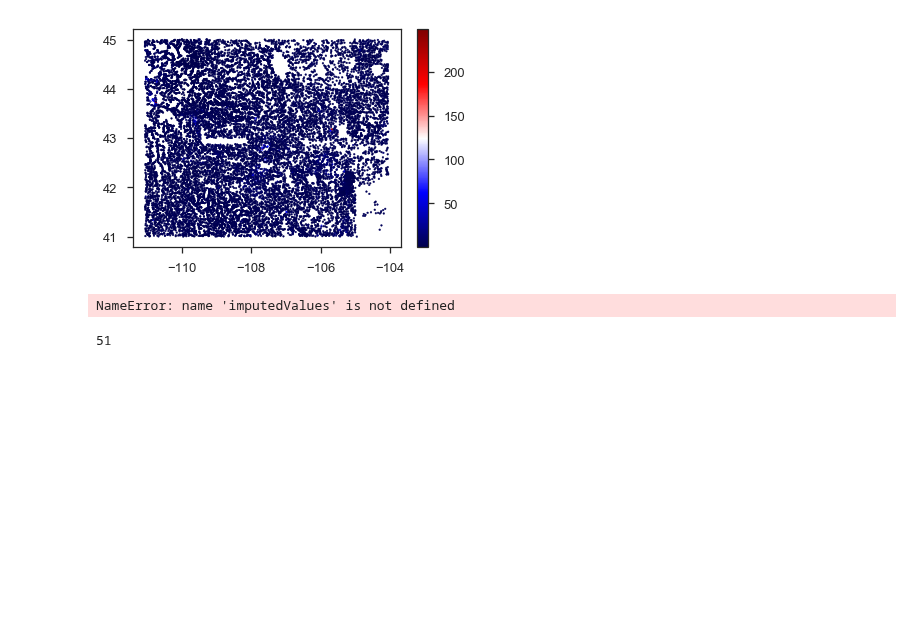
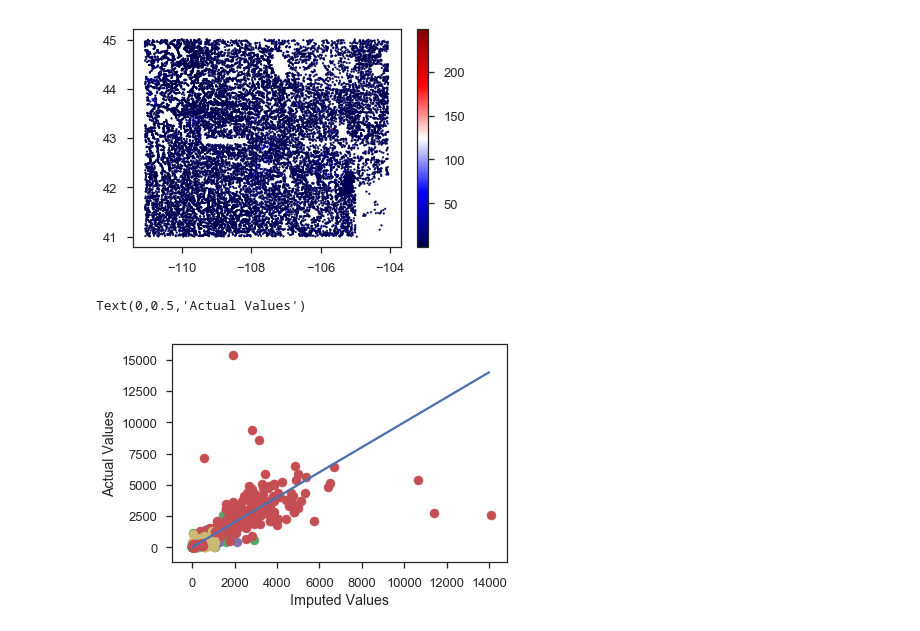
Before and after one commit to jessepisel/criticalandstrategic, a Jupyter notebook: Imputed Critical mineral EDA.ipynb, the cells around one changed output. Drawn from its saved outputs; the diff is of its cells as text; code cells hidden in the pictures; blank space fills up the shorter version.

```diff
--- a/Imputed Critical mineral EDA.ipynb
+++ b/Imputed Critical mineral EDA.ipynb
@@ -76,6 +69,0 @@ len(data0.drop(nure[dataColumns].iloc[0:,1].dropna().index).iloc[0:,1])
-# %%
-columnS=5
-imputedData=data0[dataColumns].iloc[0:,columnS].drop(nure[dataColumns].iloc[0:,columnS].dropna().index)
-originalData=nure[dataColumns].iloc[0:,columnS].dropna()
-sns.distplot(imputedData)
-sns.distplot(originalData)
@@ -208,11 +195,12 @@ for i in range(len(dataColumns)):
     indicies=pd.read_csv('M:/critical/validation sets/validation_index '+str(dataColumns[i])+'.csv')
     imputedValues.append(generated.loc[indicies.iloc[0:,1].values][dataColumns[i]])
     correctValues.append(nure.loc[indicies.iloc[0:,1].values][dataColumns[i]].values)
-# %%
-imputedValues
-# %% [output]
-NameError: name 'imputedValues' is not defined
-# %%
-len(dataColumns)
-# %% [output]
-51
+# %%
+for i in range(len(dataColumns)):
+    plt.scatter(imputedValues[i],correctValues[i])
+plt.plot(range(14000))
+plt.xlabel('Imputed Values')
+plt.ylabel('Actual Values')
+# %% [output]
+Text(0,0.5,'Actual Values')
+[figure, added]
```
Also changed, not shown: parts of 24 cells of this notebook.
